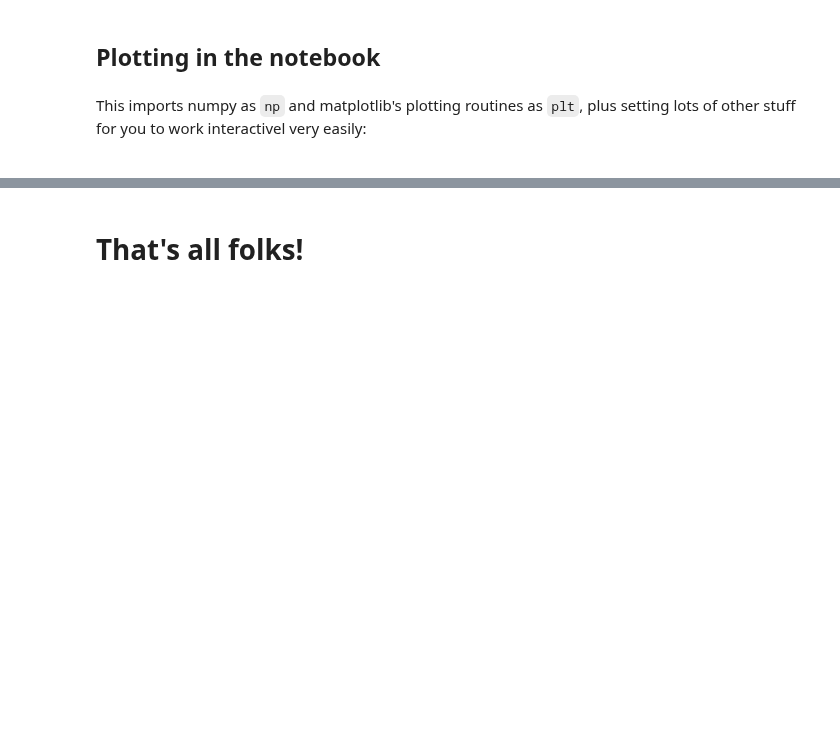
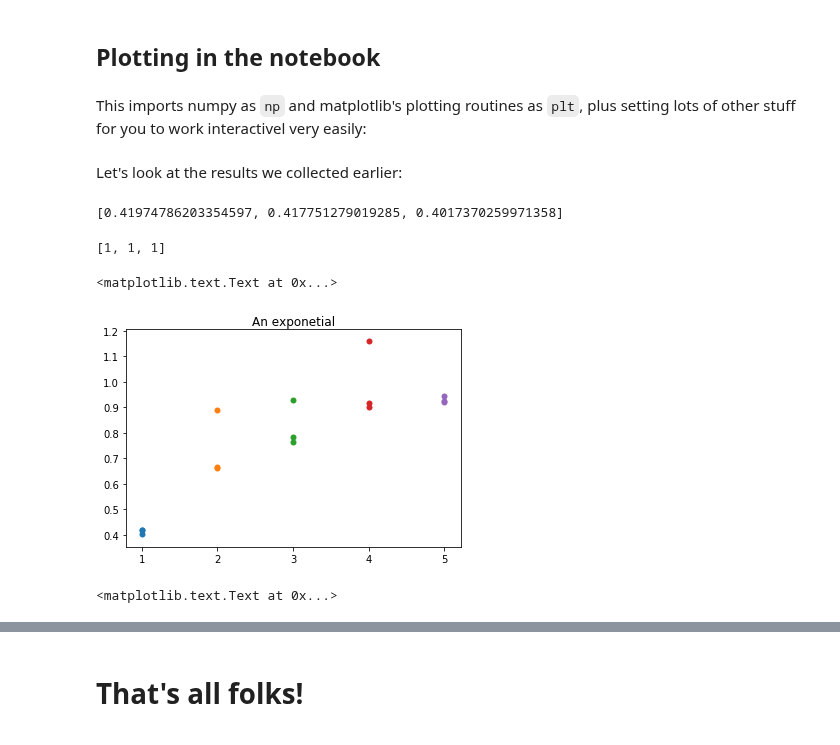
Before and after one commit to profjsb/python-bootcamp, a Jupyter notebook: Lectures/04_IPythonNotebookIntroduction/IPython - beyond plain Python.ipynb, the cells around one changed output, grey strips where cells are left out. Drawn from its saved outputs; the diff is of its cells as text; code cells hidden in the pictures; blank space fills up the shorter version.

```diff
--- a/Lectures/04_IPythonNotebookIntroduction/IPython - beyond plain Python.ipynb
+++ b/Lectures/04_IPythonNotebookIntroduction/IPython - beyond plain Python.ipynb
@@ -189,7 +259,12 @@ range(100)
 # %% [markdown]
 Line magics can be used even inside code blocks:
 # %%
+import sys
+results = []
 for i in range(5):
-    size = i*100
+    size = i*10
     print('size:',size)
-    %timeit range(size)
+    result = %timeit -o list(range(size))
+    results.append(result)
+
+results
@@ -306,2 +447,33 @@ f = gcf()  # let's keep the figure object around for later...
-# %% [markdown]
-<!-- Sigil for slide mode, remove later once we fix transitions limitation -->
+# %% [markdown]
+Let's look at the results we collected earlier:
+# %%
+results[0].all_runs
+# %% [output]
+[0.41974786203354597, 0.417751279019285, 0.4017370259971358]
+# %%
+[1]*3
+# %% [output]
+[1, 1, 1]
+# %%
+fig, ax = plt.subplots()
+
+for i,r in enumerate(results):
+    ax.scatter([i+1]*len(r.all_runs),r.all_runs)
+
+
+ax.set_title("An exponetial")
+# %% [output]
+<matplotlib.text.Text at 0x...>
+[figure, added]
+# %%
+x = np.linspace(0, 2*np.pi, 300)
+y = (1-np.exp(-x*0.5))
+
+ax.set_ylim(0,1)
+ax.set_xlim(0,6)
+
+ax.plot(x, y)
+ax.set_xlabel('More loops (Units)')
+ax.set_ylabel('Measurements (s)')
+# %% [output]
+<matplotlib.text.Text at 0x...>
```
Also changed, not shown: parts of 67 cells of this notebook, 4 other files.
